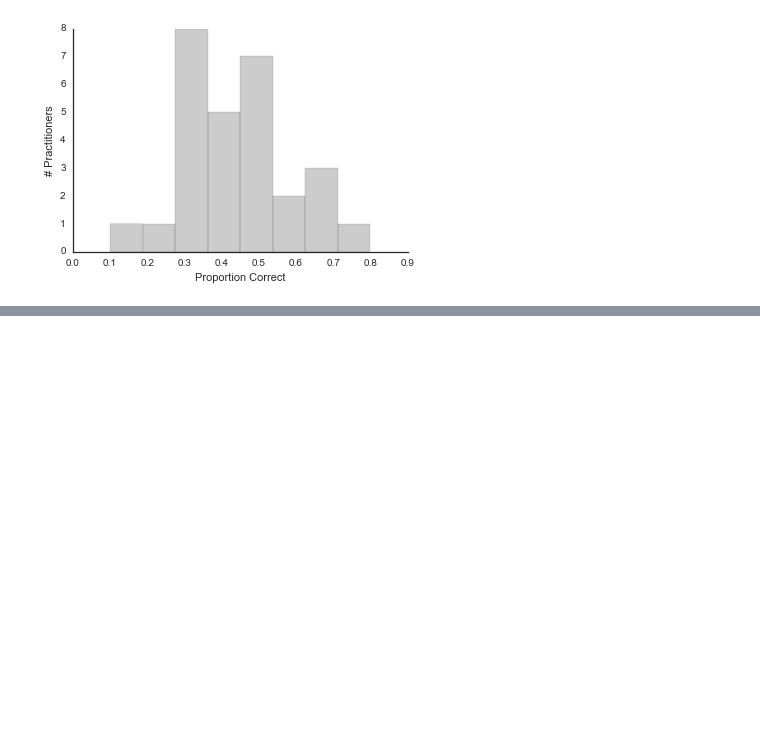
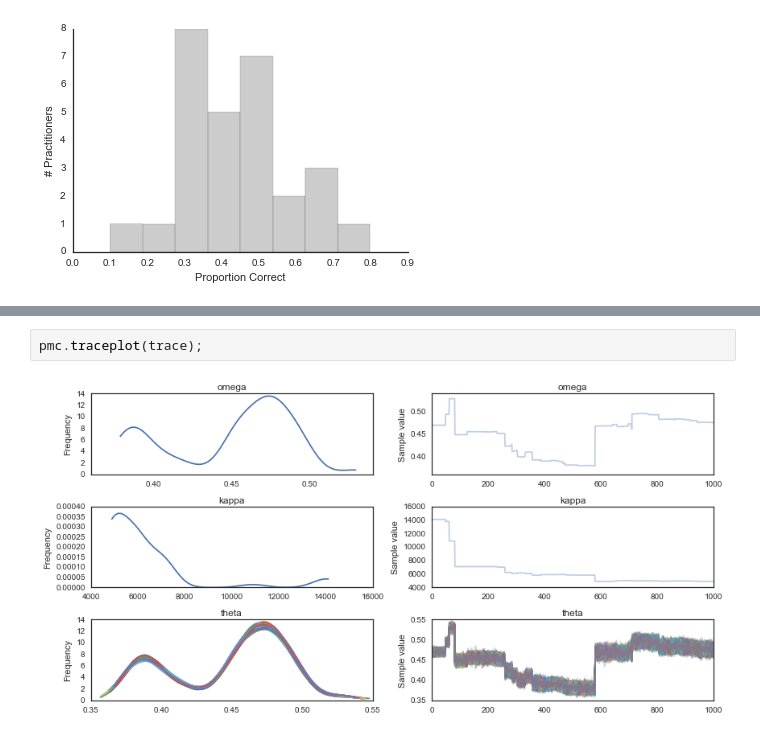
Before and after one commit to JWarmenhoven/DBDA-python, a Jupyter notebook: Notebooks/Chapter 9.ipynb, the cells around one changed output, grey strips where cells are left out. Drawn from its saved outputs; the diff is of its cells as text; blank space fills up the shorter version.

```diff
--- a/Notebooks/Chapter 9.ipynb
+++ b/Notebooks/Chapter 9.ipynb
@@ -39,0 +67,4 @@ sns.despine(ax=ax);
+# %%
+pmc.traceplot(trace);
+# %% [output]
+[figure, added]
```
Also changed, not shown: parts of 6 cells of this notebook, 2 other files.
